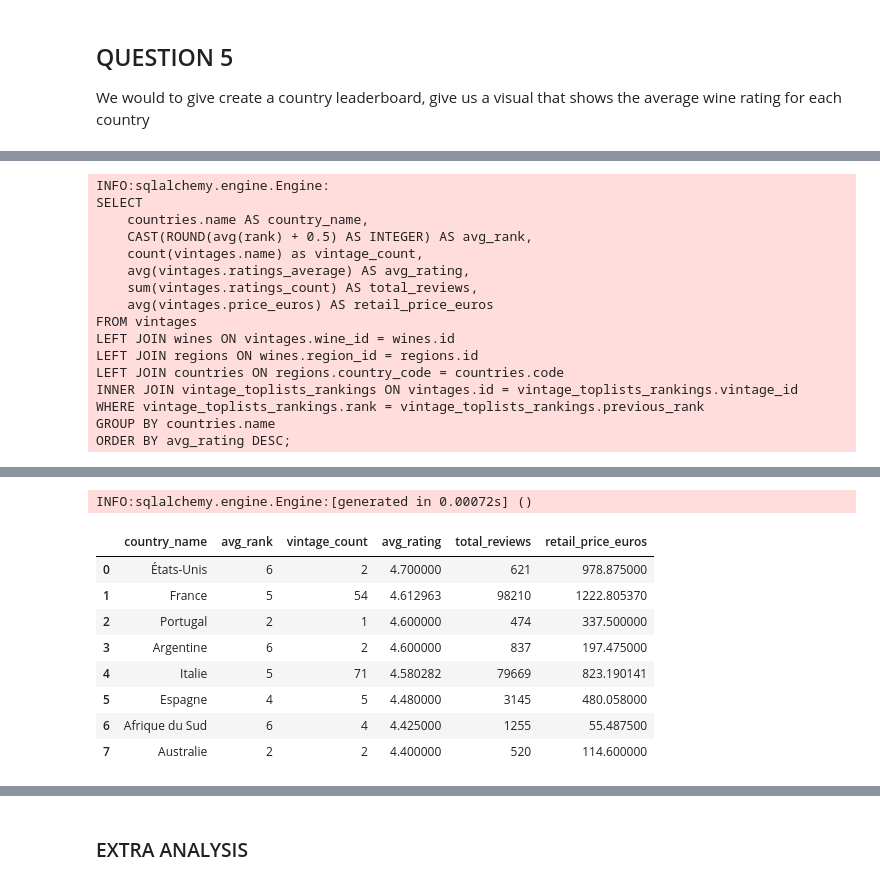
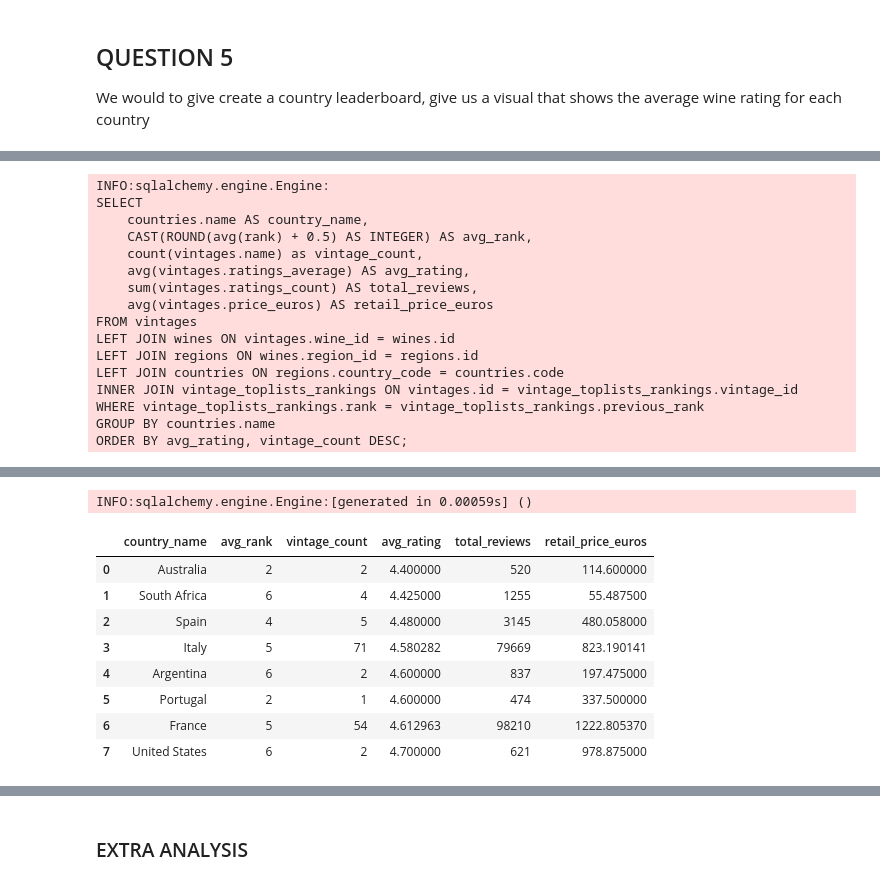
Before and after one commit to mfirdaus354/project_vivino, a Jupyter notebook: notebooks/vivino_market_analysis.ipynb, the cells around one changed output, grey strips where cells are left out. Cells and saved outputs as stored; diff of their text form; code cells hidden in the pictures.

```diff
--- a/notebooks/vivino_market_analysis.ipynb
+++ b/notebooks/vivino_market_analysis.ipynb
@@ -1111,7 +1111,7 @@ LEFT JOIN countries ON regions.country_code = countries.code
 INNER JOIN vintage_toplists_rankings ON vintages.id = vintage_toplists_rankings.vintage_id
 WHERE vintage_toplists_rankings.rank = vintage_toplists_rankings.previous_rank
 GROUP BY countries.name
-ORDER BY avg_rating DESC;
+ORDER BY avg_rating, vintage_count DESC;
 """
 )
 query_country_vintages = vivino_session.execute(query_country_vintages)
@@ -1123,6 +1123,26 @@ country_vintages_df = pd.DataFrame(
     columns=query_country_vintages.keys()
 )
 
+# rename country_name in country_vintages_df to its English name
+country_vintages_df['country_name'] = country_vintages_df['country_name'].replace(
+    {
+        'Italie': 'Italy',
+        'Allemagne': 'Germany',
+        'États-Unis': 'United States',
+        'Moldavie': 'Moldova',
+        'Hongrie': 'Hungary',
+        'Afrique du Sud': 'South Africa',
+        'Australie': 'Australia',
+        'Espagne': 'Spain',
+        'Argentine': 'Argentina',
+        'Roumanie': 'Romania',
+        'Grèce': 'Greece',
+        'Suise': 'Switzerland',
+        'Chili': 'Chile',
+        'Croate': 'Croatia'
+    }
+)
+
 # unlimited display country_vintages_df
 with pd.option_context('display.max_rows', None, 'display.max_columns', None):
     display(country_vintages_df)
@@ -1158,4 +1178,4 @@ LEFT JOIN countries ON regions.country_code = countries.code
 INNER JOIN vintage_toplists_rankings ON vintages.id = vintage_toplists_rankings.vintage_id
 WHERE vintage_toplists_rankings.rank = vintage_toplists_rankings.previous_rank
 GROUP BY countries.name
-ORDER BY avg_rating DESC;
+ORDER BY avg_rating, vintage_count DESC;
@@ -1163,10 +1183,10 @@ ORDER BY avg_rating DESC;
-INFO:sqlalchemy.engine.Engine:[generated in 0.00072s] ()
+INFO:sqlalchemy.engine.Engine:[generated in 0.00059s] ()
 |  | country_name | avg_rank | vintage_count | avg_rating | total_reviews | retail_price_euros |
-| 0 | États-Unis | 6 | 2 | 4.700000 | 621 | 978.875000 |
-| 1 | France | 5 | 54 | 4.612963 | 98210 | 1222.805370 |
-| 2 | Portugal | 2 | 1 | 4.600000 | 474 | 337.500000 |
-| 3 | Argentine | 6 | 2 | 4.600000 | 837 | 197.475000 |
-| 4 | Italie | 5 | 71 | 4.580282 | 79669 | 823.190141 |
-| 5 | Espagne | 4 | 5 | 4.480000 | 3145 | 480.058000 |
-| 6 | Afrique du Sud | 6 | 4 | 4.425000 | 1255 | 55.487500 |
-| 7 | Australie | 2 | 2 | 4.400000 | 520 | 114.600000 |
+| 0 | Australia | 2 | 2 | 4.400000 | 520 | 114.600000 |
+| 1 | South Africa | 6 | 4 | 4.425000 | 1255 | 55.487500 |
+| 2 | Spain | 4 | 5 | 4.480000 | 3145 | 480.058000 |
+| 3 | Italy | 5 | 71 | 4.580282 | 79669 | 823.190141 |
+| 4 | Argentina | 6 | 2 | 4.600000 | 837 | 197.475000 |
+| 5 | Portugal | 2 | 1 | 4.600000 | 474 | 337.500000 |
+| 6 | France | 5 | 54 | 4.612963 | 98210 | 1222.805370 |
+| 7 | United States | 6 | 2 | 4.700000 | 621 | 978.875000 |
```
Also changed, not shown: parts of 18 cells of this notebook.
